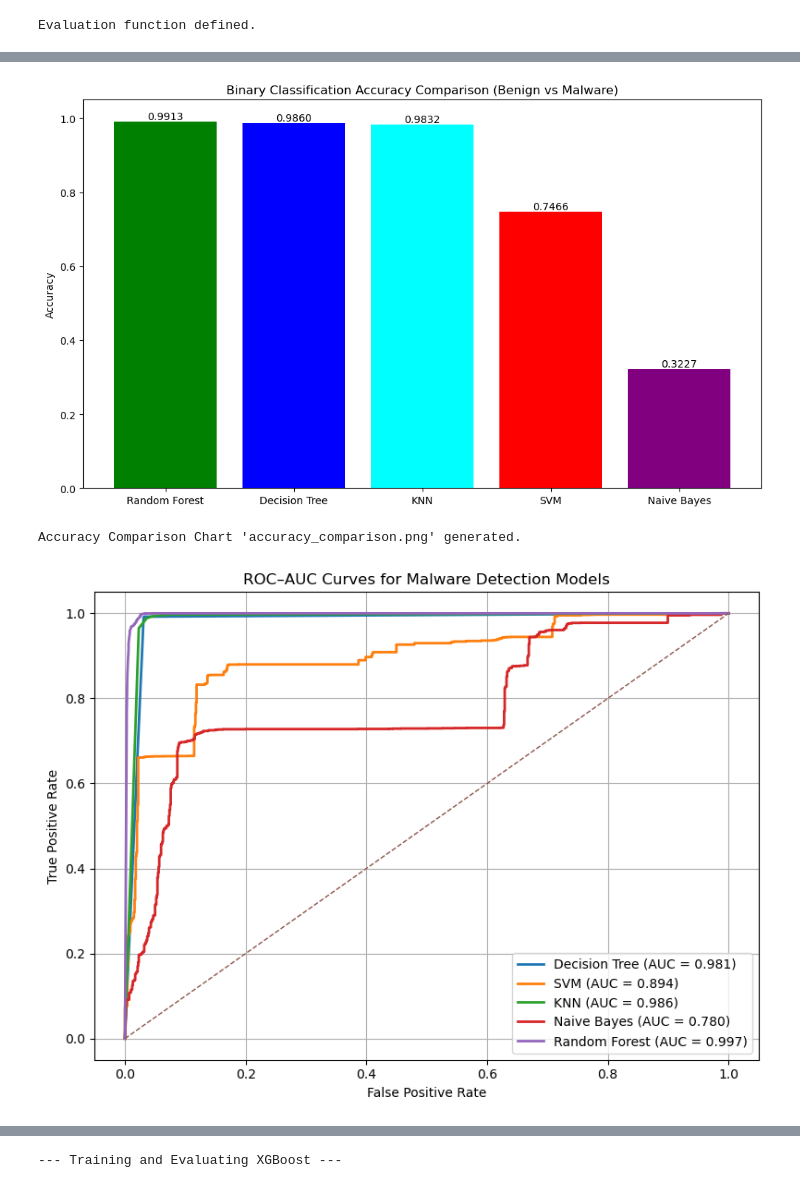
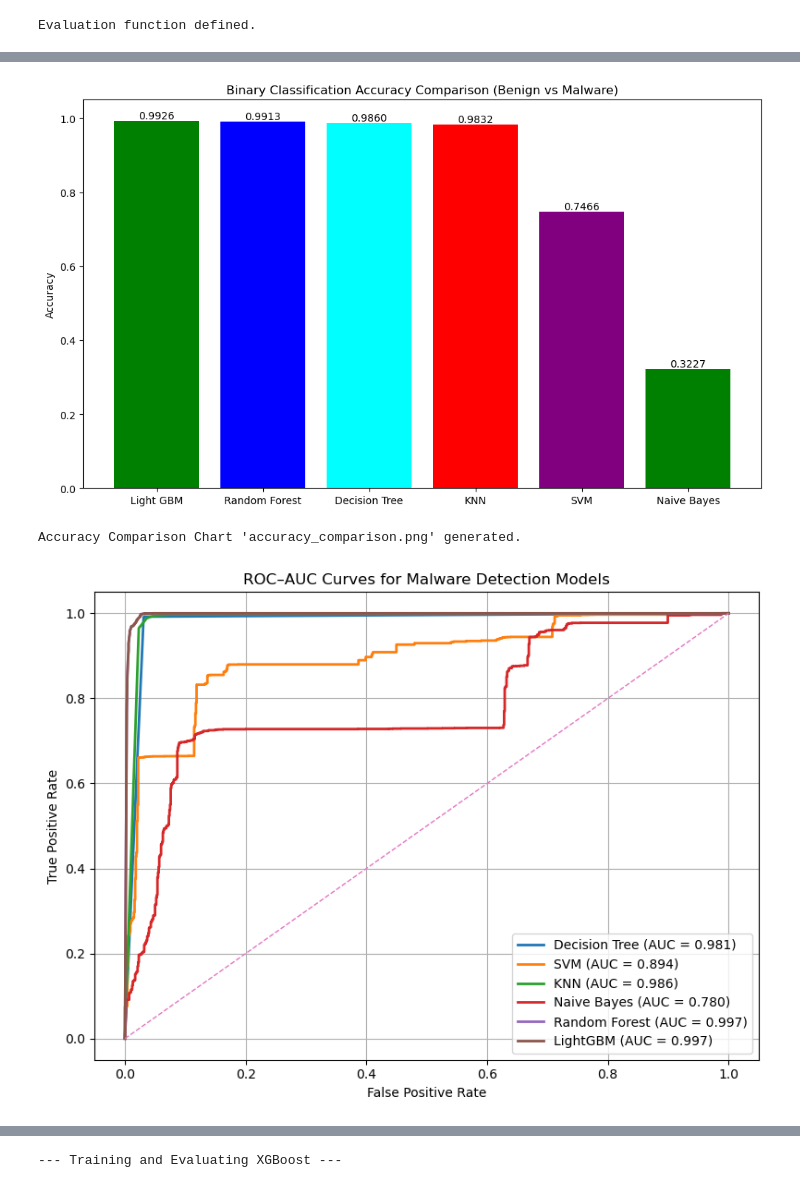
Before and after one commit to SajeevanKB/VS_DS_Training, a Jupyter notebook: VS_DS_TRAINING.ipynb, the cells around one changed output, grey strips where cells are left out. Drawn from its saved outputs; the diff is of its cells as text; code cells hidden in the pictures.

```diff
--- a/VS_DS_TRAINING.ipynb
+++ b/VS_DS_TRAINING.ipynb
@@ -272,6 +319,6 @@ weighted avg       0.99      0.99      0.99      3923
 # %%
-models = ['Decision Tree', 'SVM', 'KNN', 'Random Forest', 'Naive Bayes']
-accuracies = [acc_dt, acc_svm, acc_knn, acc_rf, acc_nb]
+models = ['Decision Tree', 'SVM', 'KNN', 'Random Forest', 'Naive Bayes','Light GBM']
+accuracies = [acc_dt, acc_svm, acc_knn, acc_rf, acc_nb, acc_lgb]
 
 
 sorted_models, sorted_accuracies = zip(*sorted(zip(models, accuracies), key=lambda x: x[1], reverse=True))
@@ -294,7 +341,7 @@ plt.close()
 
 print("\nAccuracy Comparison Chart 'accuracy_comparison.png' generated.")
 # %% [output]
-[figure, old version]
+[figure, new version]
 Accuracy Comparison Chart 'accuracy_comparison.png' generated.
 # %%
 from sklearn.metrics import roc_curve, auc
@@ -325,34 +372,36 @@ def plot_roc_curve(model, model_name, X_test, y_test):
 # %%
 plt.figure(figsize=(8, 6))
 
 
-dt.fit(X_train, y_train)
+#dt.fit(X_train, y_train)
 auc_dt = plot_roc_curve(dt, "Decision Tree", X_test, y_test)
 
 
-svm_model = SVC(kernel='rbf', probability=True, random_state=42)
-svm_model.fit(X_train, y_train)
+#svm_model = SVC(kernel='rbf', probability=True, random_state=42)
+#svm_model.fit(X_train, y_train)
 auc_svm = plot_roc_curve(svm_model, "SVM", X_test, y_test)
 
-knn.fit(X_train, y_train)
+#knn.fit(X_train, y_train)
 auc_knn = plot_roc_curve(knn, "KNN", X_test, y_test)
 
-nb.fit(X_train, y_train)
+#nb.fit(X_train, y_train)
 auc_nb = plot_roc_curve(nb, "Naive Bayes", X_test, y_test)
 
-rf.fit(X_train, y_train)
+#rf.fit(X_train, y_train)
 auc_rf = plot_roc_curve(rf, "Random Forest", X_test, y_test)
+
+auc_gbm = plot_roc_curve(rf, "LightGBM", X_test, y_test)
 
 plt.plot([0, 1], [0, 1], linestyle='--', linewidth=1)
 
 plt.xlabel("False Positive Rate")
 plt.ylabel("True Positive Rate")
 plt.title("ROC–AUC Curves for Malware Detection Models")
 plt.legend(loc="lower right")
 plt.grid(True)
 plt.tight_layout()
 plt.show()
 # %% [output]
-[figure, old version]
+[figure, new version]
 # %%
 print("ROC–AUC Scores:")
```
Also changed, not shown: parts of 29 cells of this notebook.
